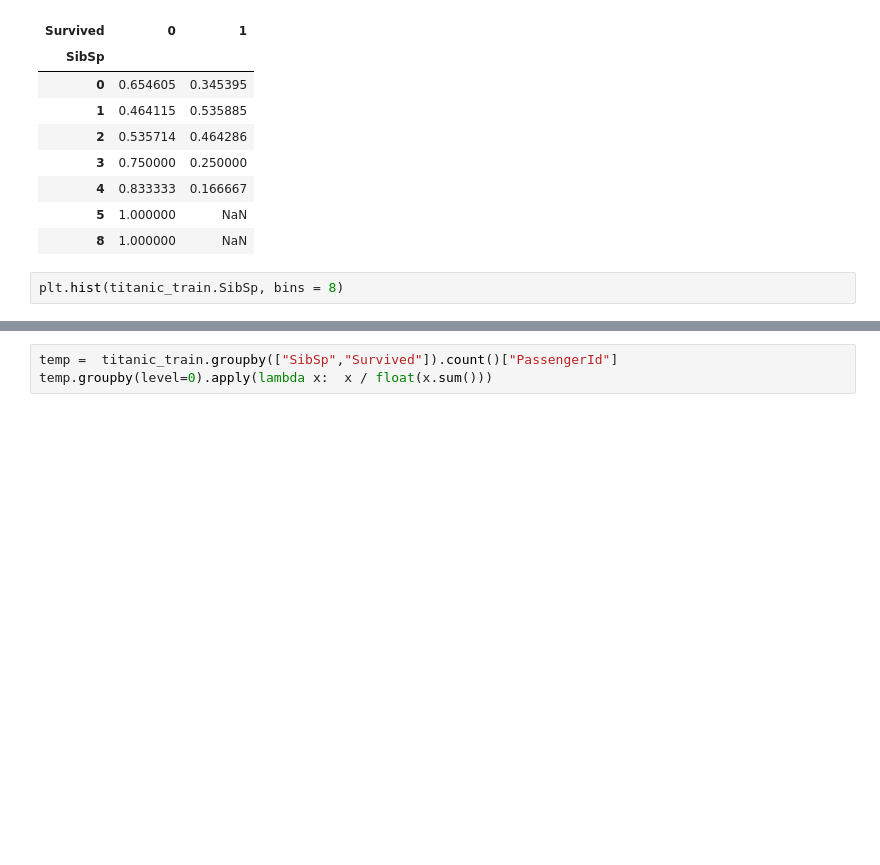
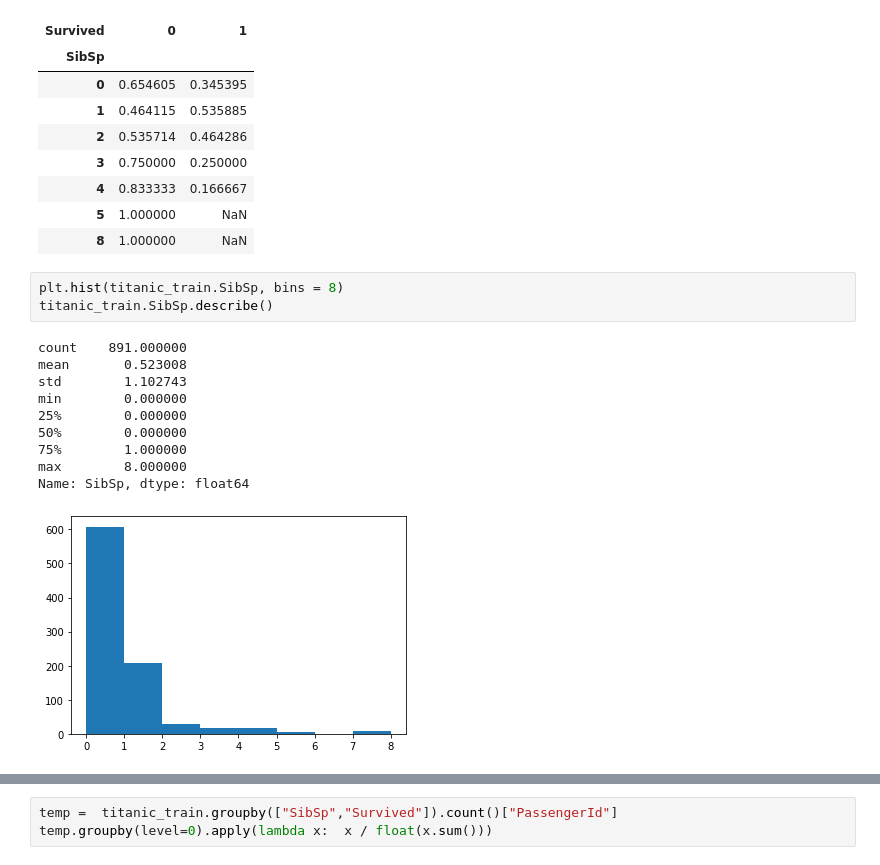
Before and after one commit to patRyserWelch8/KaggleTitanic, a Jupyter notebook: titanic.ipynb, the cells around one changed output, grey strips where cells are left out. Saved outputs shown, nothing was run; the diff lists cells and outputs as text; blank space fills up the shorter version.

```diff
--- a/titanic.ipynb
+++ b/titanic.ipynb
@@ -338,3 +348,15 @@ temp.unstack()
 | 8 | 1.000000 | NaN |
 # %%
 plt.hist(titanic_train.SibSp, bins = 8)
+titanic_train.SibSp.describe()
+# %% [output]
+count    891.000000
+mean       0.523008
+std        1.102743
+min        0.000000
+25%        0.000000
+50%        0.000000
+75%        1.000000
+max        8.000000
+Name: SibSp, dtype: float64
+[figure, added]
```
Also changed, not shown: parts of 8 cells of this notebook.
